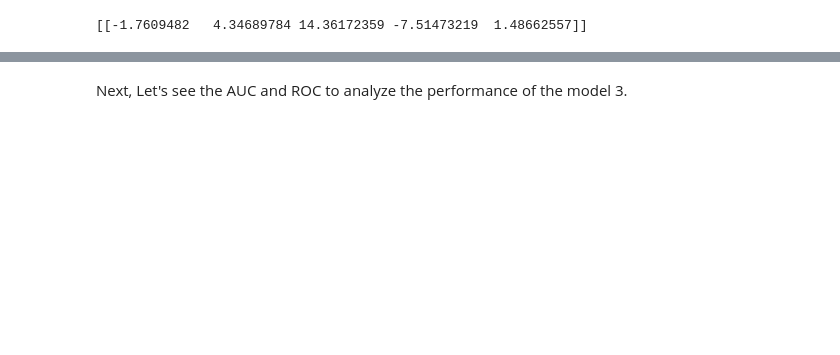
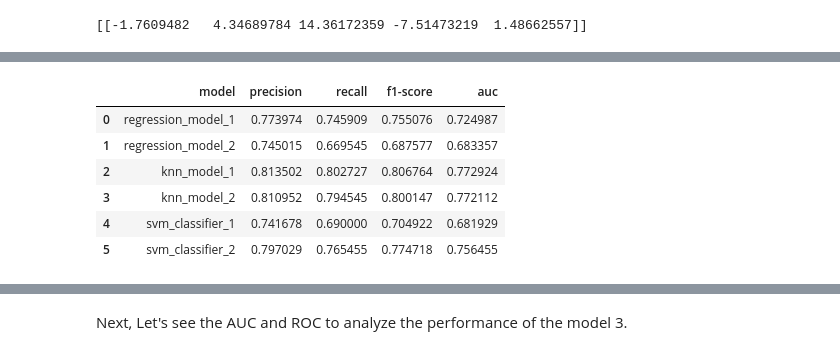
Before and after one commit to Zhengnan817/DAV-6150, a Jupyter notebook: M8/Z_Li_M8_assn.ipynb, the cells around one changed output, grey strips where cells are left out. Saved outputs shown, nothing was run; the diff lists cells and outputs as text; code cells hidden in the pictures; blank space fills up the shorter version.

```diff
--- a/M8/Z_Li_M8_assn.ipynb
+++ b/M8/Z_Li_M8_assn.ipynb
@@ -540,0 +565,2 @@ After comparing the performance of the three models, we tend to choose __Model 1
+# %%
+knn_model_2 = tr_knn(X_train, y_train, optimal_k_value + 2)
@@ -540,0 +576,7 @@ After comparing the performance of the three models, we tend to choose __Model 1
+# %%
+X5_train = X_train
+y5_train = y_train
+
+svm_classifier_1 = SVC(kernel='linear', random_state=24)
+svm_classifier_1.fit(X5_train, y5_train)
+svm_classifier_1.coef_
@@ -540,0 +589,6 @@ After comparing the performance of the three models, we tend to choose __Model 1
+# %%
+X6_train = X_train
+y6_train = y_train
+
+svm_classifier_2 = SVC(kernel='rbf')
+svm_classifier_2.fit(X5_train, y5_train)
@@ -540,0 +600,58 @@ After comparing the performance of the three models, we tend to choose __Model 1
+# %%
+import pandas as pd
+from sklearn.metrics import classification_report, roc_auc_score
+
+# Initialize a list to store weighted average metrics and AUC scores
+weighted_avg_metrics = []
+
+# Calculate classification metrics and AUC for regression_model_1
+predictions_1 = regression_model_1.predict(model1_test)
+report_1 = classification_report(y_test, predictions_1, output_dict=True)
+auc_1 = roc_auc_score(y_test, predictions_1)  # Calculate AUC
+weighted_avg_metrics.append({'model': 'regression_model_1', **report_1['weighted avg'], 'auc': auc_1})
+
+# Calculate classification metrics and AUC for regression_model_2
+predictions_2 = regression_model_2.predict(X_test)
+report_2 = classification_report(y_test, predictions_2, output_dict=True)
+auc_2 = roc_auc_score(y_test, predictions_2)  # Calculate AUC
+weighted_avg_metrics.append({'model': 'regression_model_2', **report_2['weighted avg'], 'auc': auc_2})
+
+# Calculate classification metrics and AUC for knn_model_1
+predictions_3 = knn_model_1.predict(X_test)
+report_3 = classification_report(y_test, predictions_3, output_dict=True)
+auc_3 = roc_auc_score(y_test, predictions_3)  # Calculate AUC
+weighted_avg_metrics.append({'model': 'knn_model_1', **report_3['weighted avg'], 'auc': auc_3})
+
+# Calculate classification metrics and AUC for knn_model_2
+predictions_4 = knn_model_2.predict(X_test)
+report_4 = classification_report(y_test, predictions_4, output_dict=True)
+auc_4 = roc_auc_score(y_test, predictions_4)  # Calculate AUC
+weighted_avg_metrics.append({'model': 'knn_model_2', **report_4['weighted avg'], 'auc': auc_4})
+
+# Calculate classification metrics and AUC for svm_classifier_1
+predictions_5 = svm_classifier_1.predict(X_test)
+report_5 = classification_report(y_test, predictions_5, output_dict=True)
+auc_5 = roc_auc_score(y_test, predictions_5)  # Calculate AUC
+weighted_avg_metrics.append({'model': 'svm_classifier_1', **report_5['weighted avg'], 'auc': auc_5})
+
+# Calculate classification metrics and AUC for svm_classifier_2
+predictions_6 = svm_classifier_2.predict(X_test)
+report_6 = classification_report(y_test, predictions_6, output_dict=True)
+auc_6 = roc_auc_score(y_test, predictions_6)  # Calculate AUC
+weighted_avg_metrics.append({'model': 'svm_classifier_2', **report_6['weighted avg'], 'auc': auc_6})
+
+# Create the final DataFrame
+final_report = pd.DataFrame(weighted_avg_metrics)
+
+# Reorder the columns as requested
+final_report = final_report[['model', 'precision', 'recall', 'f1-score', 'auc']]
+
+final_report
+# %% [output]
+|  | model | precision | recall | f1-score | auc |
+| 0 | regression_model_1 | 0.773974 | 0.745909 | 0.755076 | 0.724987 |
+| 1 | regression_model_2 | 0.745015 | 0.669545 | 0.687577 | 0.683357 |
+| 2 | knn_model_1 | 0.813502 | 0.802727 | 0.806764 | 0.772924 |
+| 3 | knn_model_2 | 0.810952 | 0.794545 | 0.800147 | 0.772112 |
+| 4 | svm_classifier_1 | 0.741678 | 0.690000 | 0.704922 | 0.681929 |
+| 5 | svm_classifier_2 | 0.797029 | 0.765455 | 0.774718 | 0.756455 |
```
Also changed, not shown: parts of 44 cells of this notebook.
